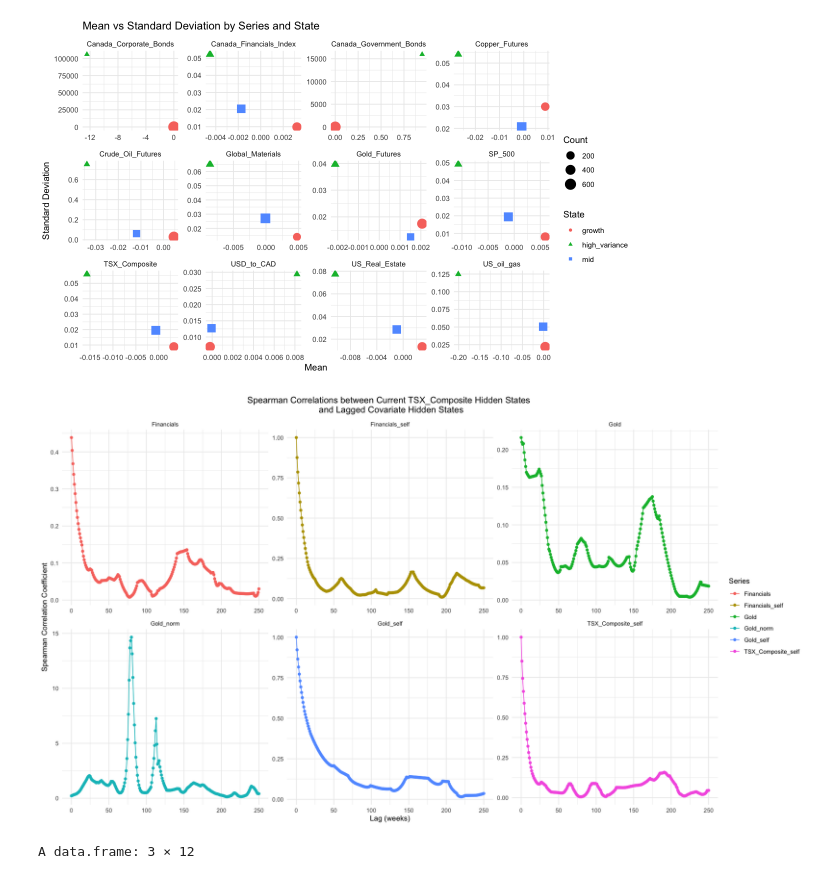
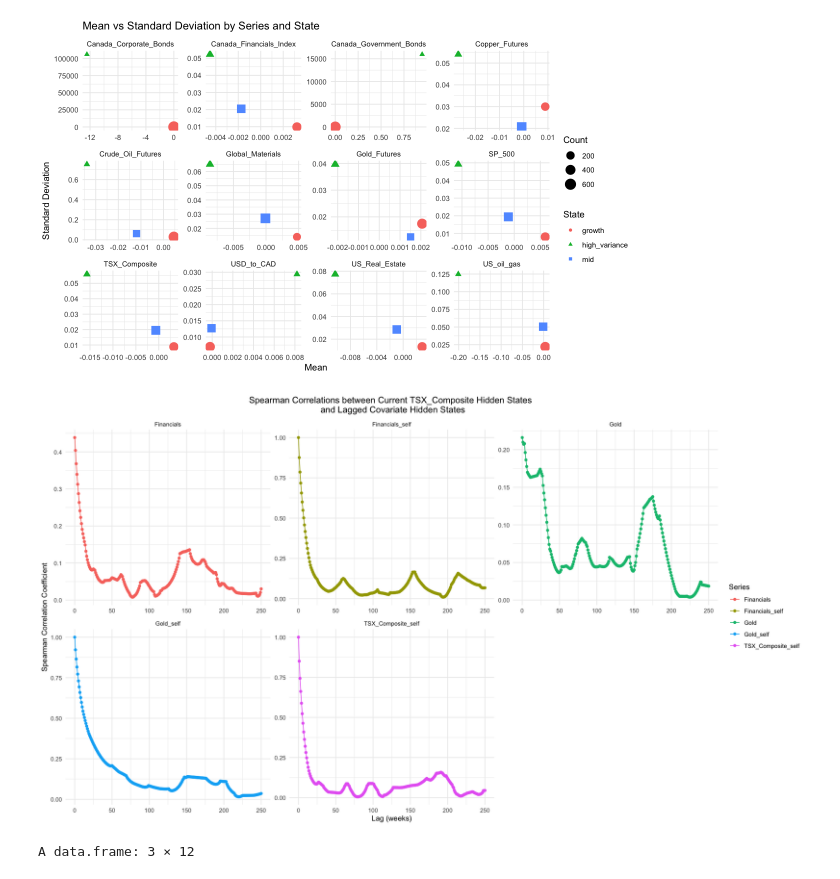
Before and after one commit to DuncanCSt/forecast_research, a Jupyter notebook: finance/regime_forecasting.ipynb, the cells around one changed output. Saved outputs shown, nothing was run; the diff lists cells and outputs as text; code cells hidden in the pictures.

```diff
--- a/finance/regime_forecasting.ipynb
+++ b/finance/regime_forecasting.ipynb
@@ -220,35 +220,35 @@ compute_cor_lags <- function(series1, series2, max_lag, method = "theil") {
 
   })
   corrs
 }
 
 # Compute correlations for each series
 lags <- 0:max_lag
 plot_data <- data.frame(lag = lags)
 plot_data$TSX_Composite_self <- compute_cor_lags(tsx, tsx, max_lag)
 plot_data$Financials_self <- compute_cor_lags(fin, fin, max_lag)
 plot_data$Financials <- compute_cor_lags(tsx, fin, max_lag)
 plot_data$Gold_self <- compute_cor_lags(gold, gold, max_lag)
 plot_data$Gold <- compute_cor_lags(tsx, gold, max_lag)
-plot_data$Gold_norm <- plot_data$Gold  / plot_data$TSX_Composite_self
+#plot_data$Gold_norm <- compute_cor_lags(tsx, gold, max_lag)
 
 # Convert to long format for plotting
 plot_data_long <- plot_data %>%
   pivot_longer(cols = -lag, names_to = "Series", values_to = "correlation")
 
 options(repr.plot.width = 16, repr.plot.height = 9)
 # Plot the results
 ggplot(plot_data_long, aes(x = lag, y = correlation, color = Series)) +
   geom_line() +
   facet_wrap(~ Series, scales = "free") +
   geom_point(size = 1.5) +
   labs(title = "Spearman Correlations between Current TSX_Composite Hidden States \n and Lagged Covariate Hidden States",
        x = "Lag (weeks)",
        y = "Spearman Correlation Coefficient") +
   theme_minimal() +
   theme(plot.title = element_text(hjust = 0.5))
 # %% [output]
-[figure, old version]
+[figure, new version]
 # %%
 train_size <- corelation_window
 test_size <- 8
```
Also changed, not shown: parts of 3 cells of this notebook, 2 other files.
